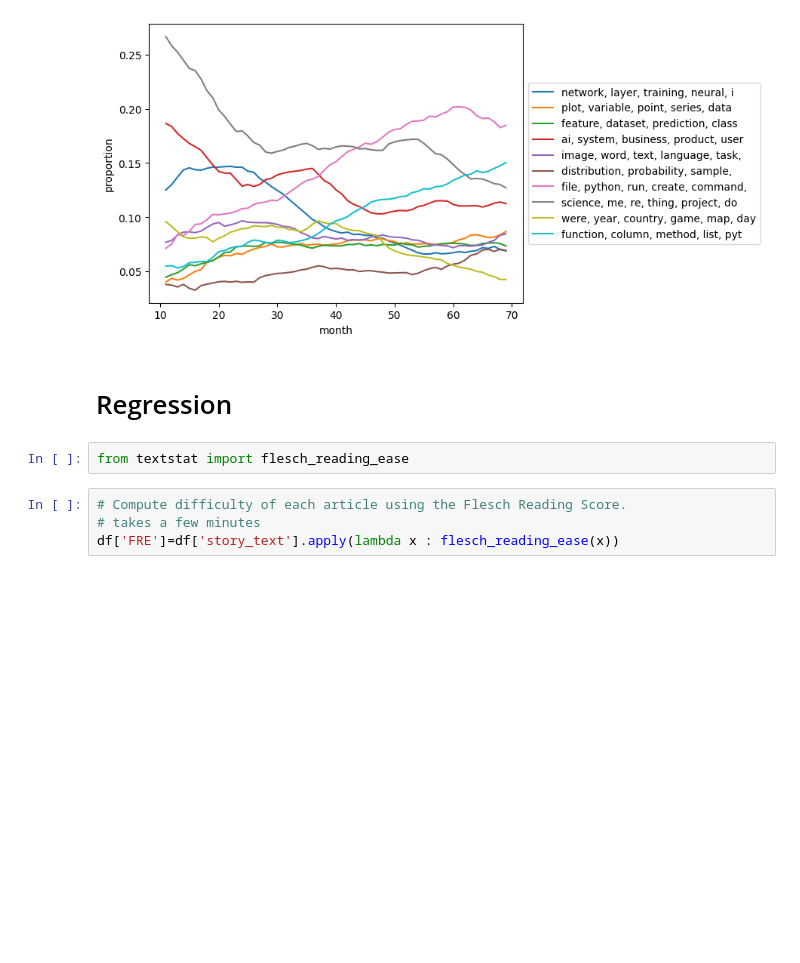
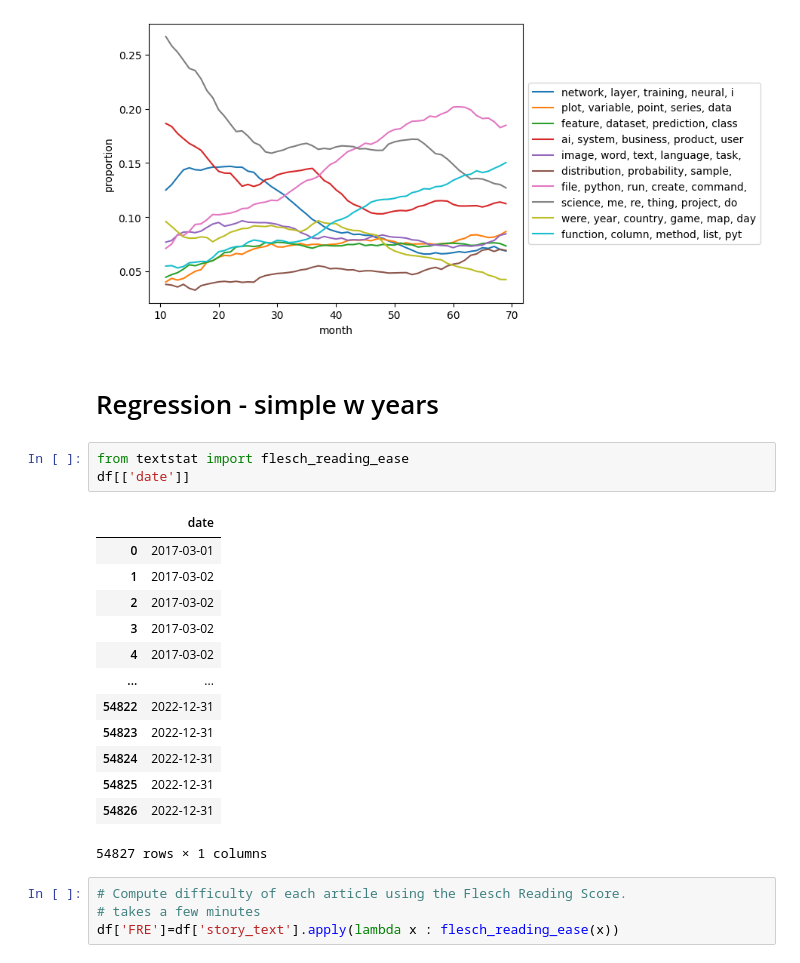
Before and after one commit to dothereading/text-mining-final-project, a Jupyter notebook: Analysis_merged.ipynb, the cells around one changed output. Cells and saved outputs as stored; diff of their text form; blank space fills up the shorter version.

```diff
--- a/Analysis_merged.ipynb
+++ b/Analysis_merged.ipynb
@@ -874,9 +876,24 @@ ax.legend(loc='center left', bbox_to_anchor=(1, 0.5))
 <matplotlib.legend.Legend at 0x...>
 [figure]
 # %% [markdown]
-# Regression
+# Regression - simple w years
 # %%
 from textstat import flesch_reading_ease
+df[['date']]
+# %% [output]
+|  | date |
+| 0 | 2017-03-01 |
+| 1 | 2017-03-02 |
+| 2 | 2017-03-02 |
+| 3 | 2017-03-02 |
+| 4 | 2017-03-02 |
+| ... | ... |
+| 54822 | 2022-12-31 |
+| 54823 | 2022-12-31 |
+| 54824 | 2022-12-31 |
+| 54825 | 2022-12-31 |
+| 54826 | 2022-12-31 |
+54827 rows × 1 columns
 # %%
 # Compute difficulty of each article using the Flesch Reading Score.
 # takes a few minutes
```
Also changed, not shown: parts of 33 cells of this notebook.
